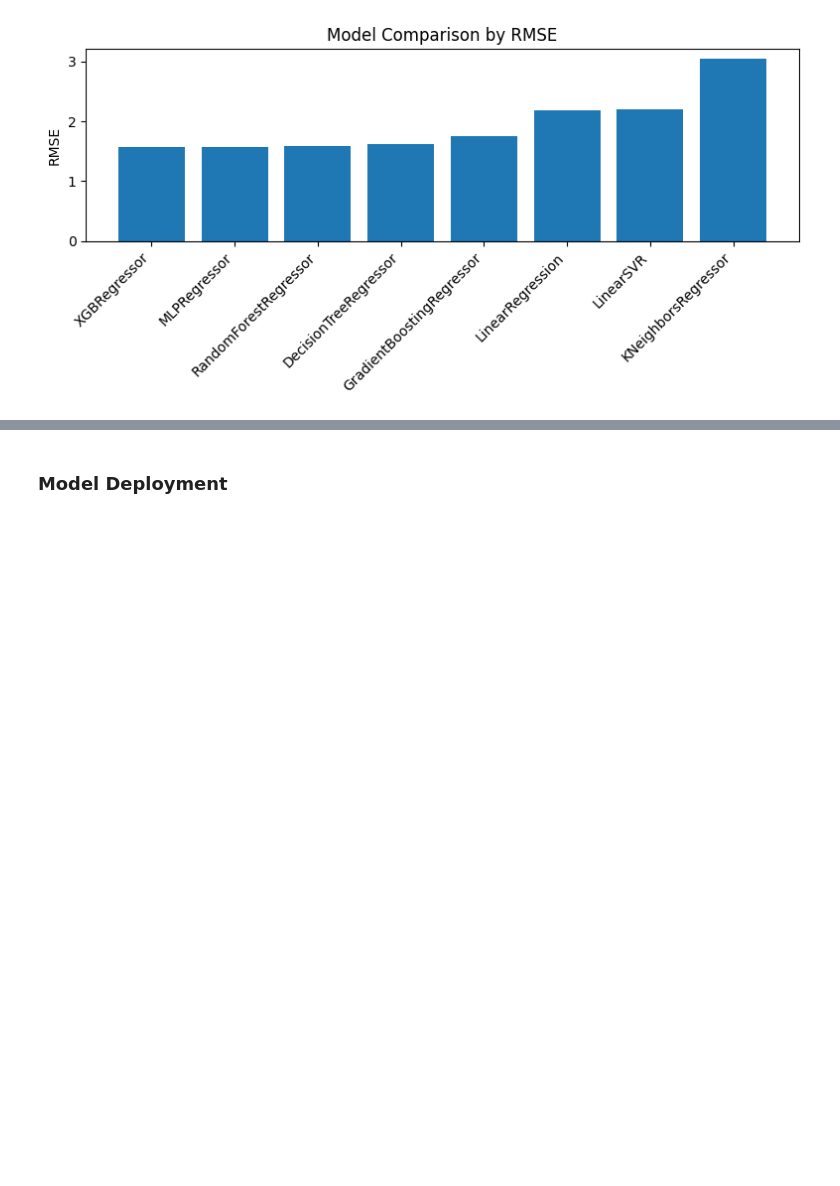
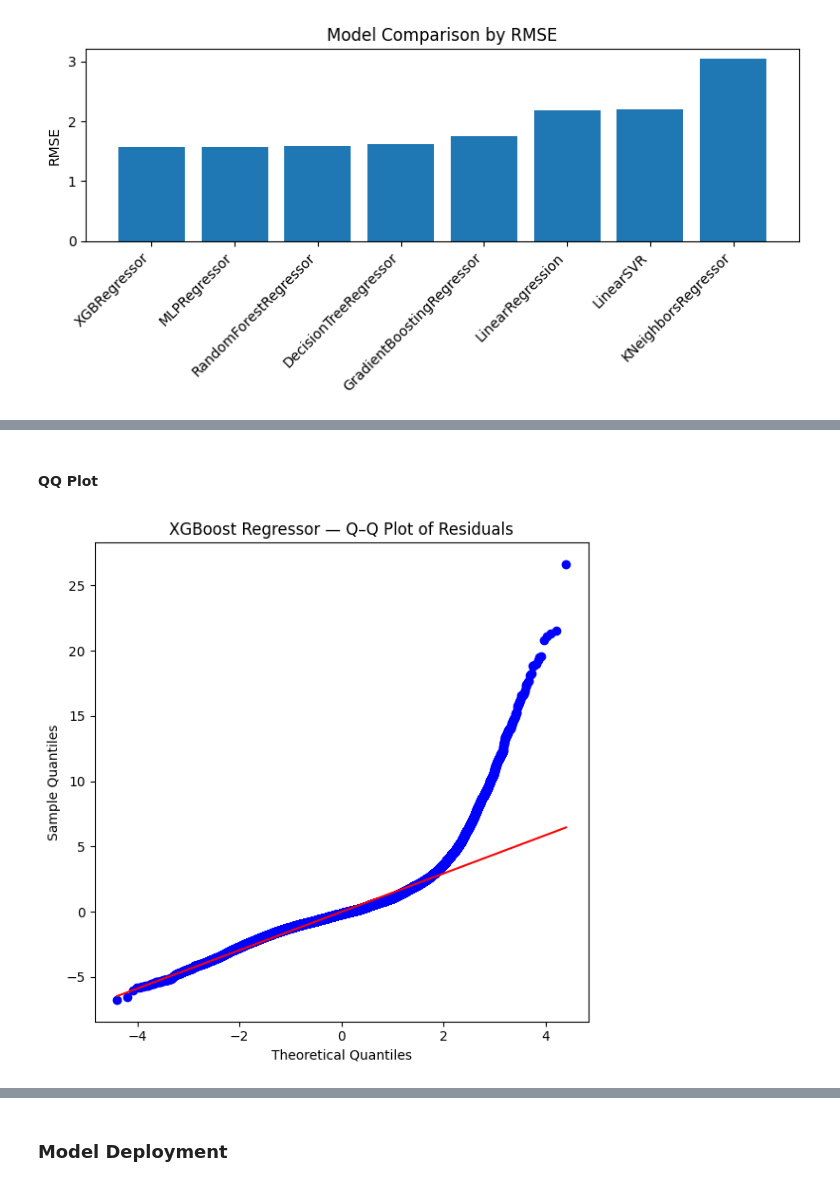
Before and after one commit to ProntoSbinalla/CIS-508-Final-Project, a Jupyter notebook: notebooks/CIS 508 - Final Project.ipynb, the cells around one changed output, grey strips where cells are left out. Cells and saved outputs as stored; diff of their text form; code cells hidden in the pictures; blank space fills up the shorter version.

```diff
--- a/notebooks/CIS 508 - Final Project.ipynb
+++ b/notebooks/CIS 508 - Final Project.ipynb
@@ -1659,0 +1717,21 @@ plt.show()
+# %% [markdown]
+#### QQ Plot
+# %%
+import scipy.stats as stats
+import matplotlib.pyplot as plt
+
+# Compute residuals
+y_true = np.array(y_test).ravel()
+y_pred = final_model.predict(X_test).ravel()
+residuals = y_true - y_pred
+
+plt.figure(figsize=(6, 6))
+stats.probplot(residuals, dist="norm", plot=plt)
+
+plt.title("XGBoost Regressor — Q–Q Plot of Residuals")
+plt.xlabel("Theoretical Quantiles")
+plt.ylabel("Sample Quantiles")
+plt.tight_layout()
+plt.show()
+# %% [output]
+[figure, added]
```
Also changed, not shown: parts of 7 cells of this notebook.
